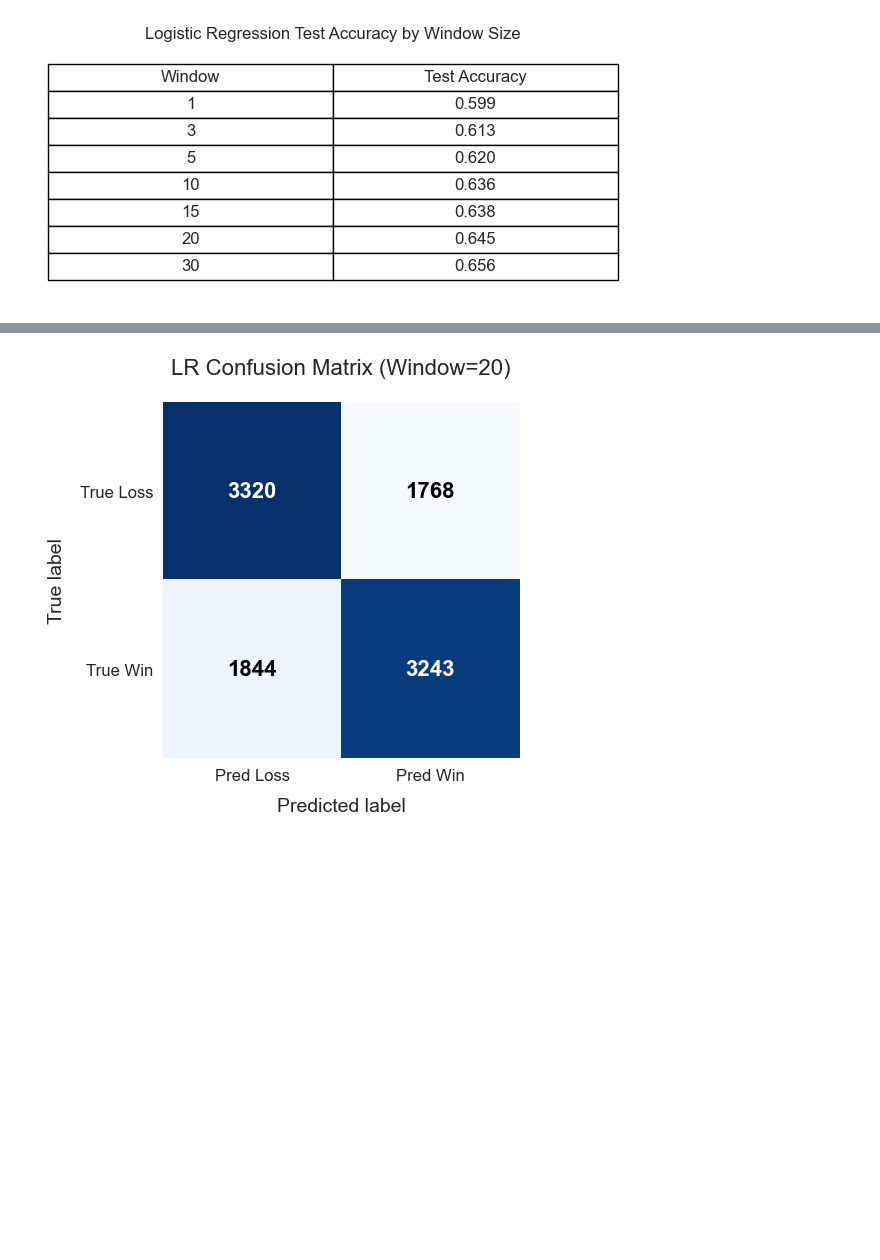
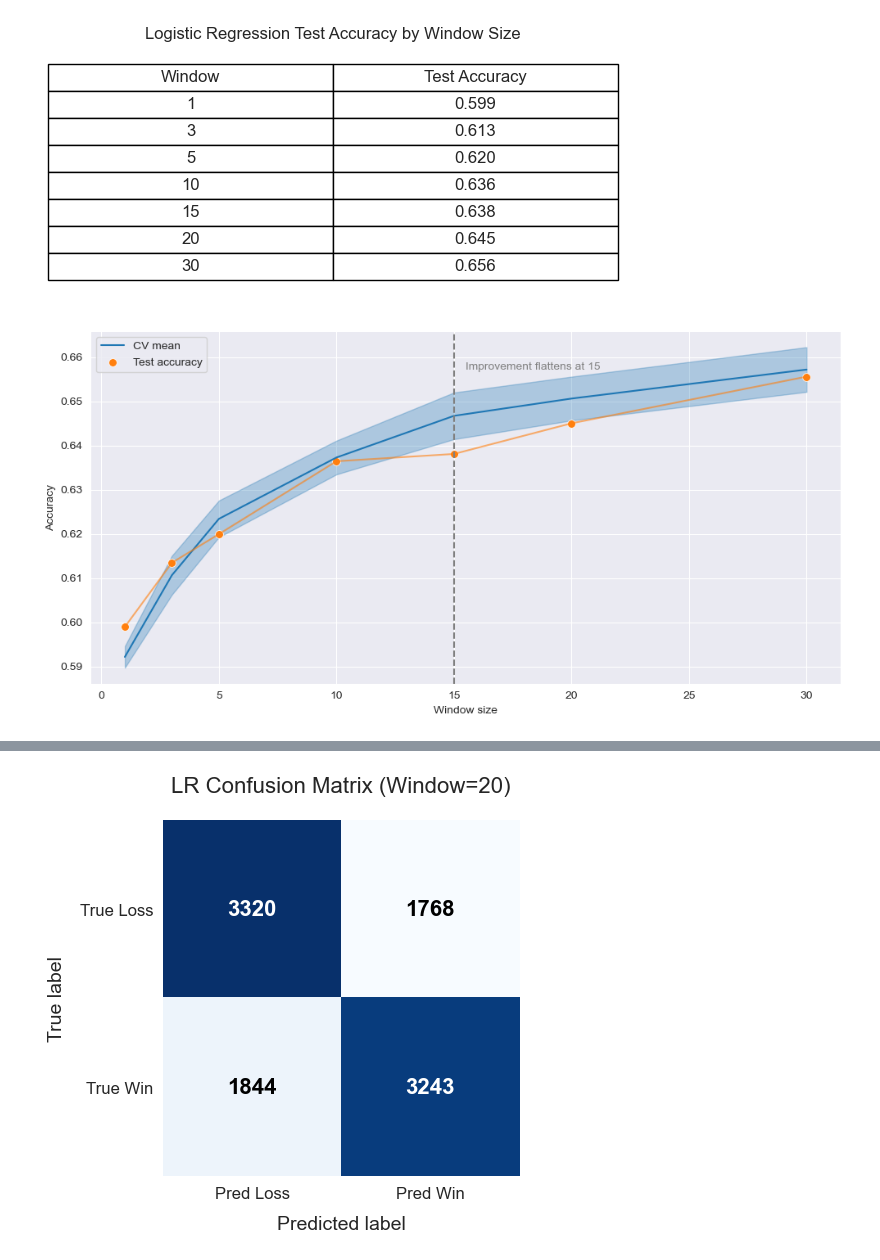
Before and after one commit to 5v3nn/uzh-esc403-data-science-project-nba, a Jupyter notebook: prediction.ipynb, the cells around one changed output, grey strips where cells are left out. Drawn from its saved outputs; the diff is of its cells as text; code cells hidden in the pictures; blank space fills up the shorter version.

Commit message:
Pretty Plots

```diff
--- a/prediction.ipynb
+++ b/prediction.ipynb
@@ -1062,3 +1062,68 @@ plt.savefig('Window_Sizes_Test_Accuracy.png',
 plt.show()
 # %% [output]
 [figure]
+# %%
+import matplotlib.pyplot as plt
+import seaborn as sns
+
+# assume `results` is your DataFrame with columns:
+#   window, cv_scores_mean, cv_scores_std, accuracy_test
+lr_file =  os.path.join(DATA_PATH, 'prediction_results/lr_window_results_summary.csv')
+results = pd.read_csv(lr_file)
+
+plt.figure(figsize=(10, 5))
+
+# 1) plot CV mean ± std as a ribbon
+sns.lineplot(
+    x='window',
+    y='cv_scores_mean',
+    data=results,
+    label='CV mean',
+    color='C0'
+)
+plt.fill_between(
+    results['window'],
+    results['cv_scores_mean'] - results['cv_scores_std'],
+    results['cv_scores_mean'] + results['cv_scores_std'],
+    alpha=0.3,
+    color='C0'
+)
+
+# 2) overlay test accuracy
+sns.scatterplot(
+    x='window',
+    y='accuracy_test',
+    data=results,
+    label='Test accuracy',
+    color='C1',
+    s=50
+)
+sns.lineplot(
+    x='window',
+    y='accuracy_test',
+    data=results,
+    color='C1',
+    alpha=0.6,
+    legend=False
+)
+
+# 3) highlight the best window by CV
+best_cv = 15
+best_cv_val = results['cv_scores_mean'].max()
+plt.axvline(best_cv, linestyle='--', color='gray')
+plt.text(best_cv + 0.5, best_cv_val,
+         f'Improvement flattens at {best_cv}',
+         color='gray')
+
+plt.xlabel('Window size')
+plt.ylabel('Accuracy')
+plt.legend()
+plt.tight_layout()
+plt.savefig('Window_Sizes_Test_Accuracy_Plot.png',
+            dpi=300,
+            bbox_inches='tight',
+            transparent=False,
+            format='png')
+plt.show()
+# %% [output]
+[figure, added]
```
Also changed, not shown: parts of 2 cells of this notebook, 1 other file.
